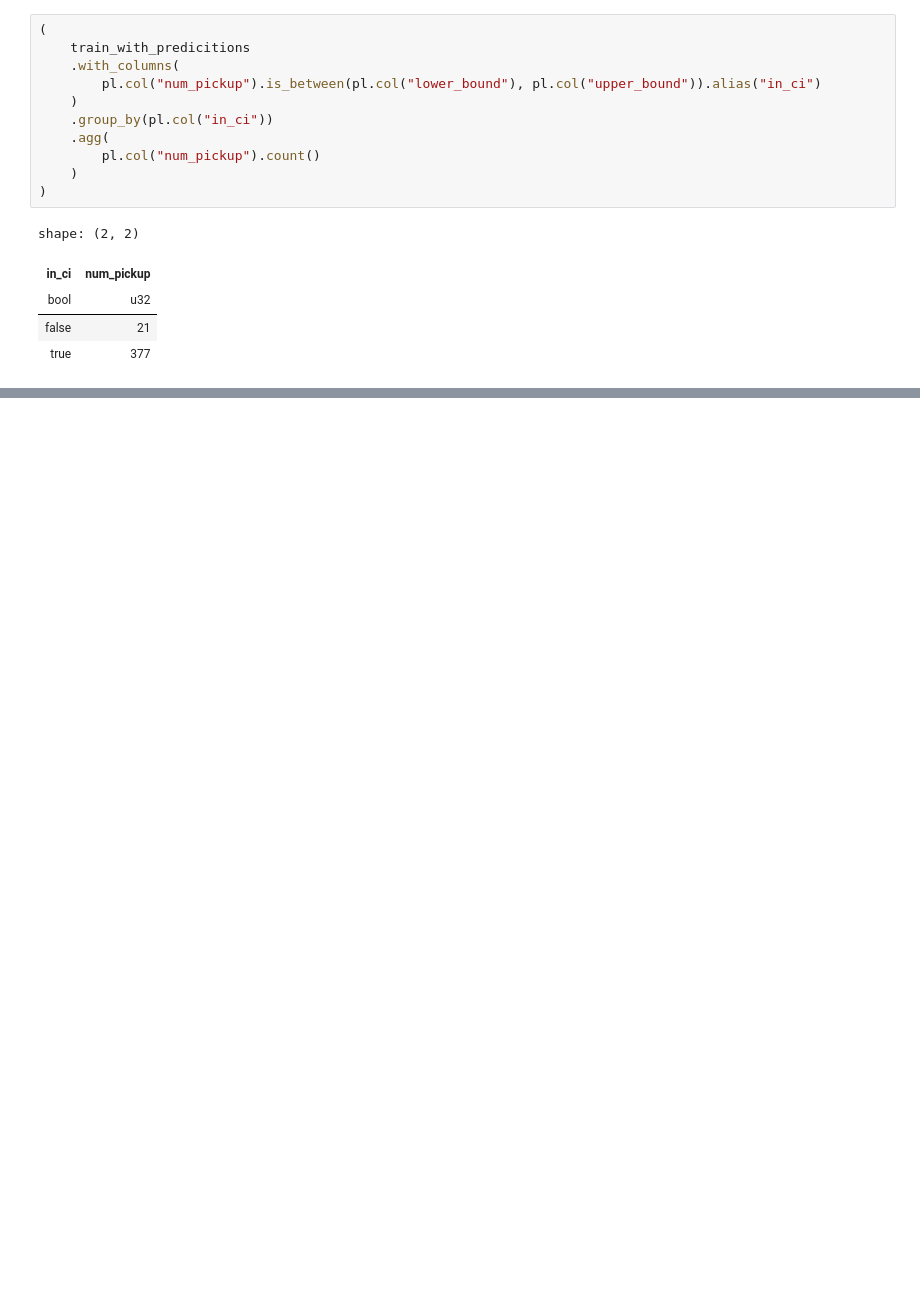
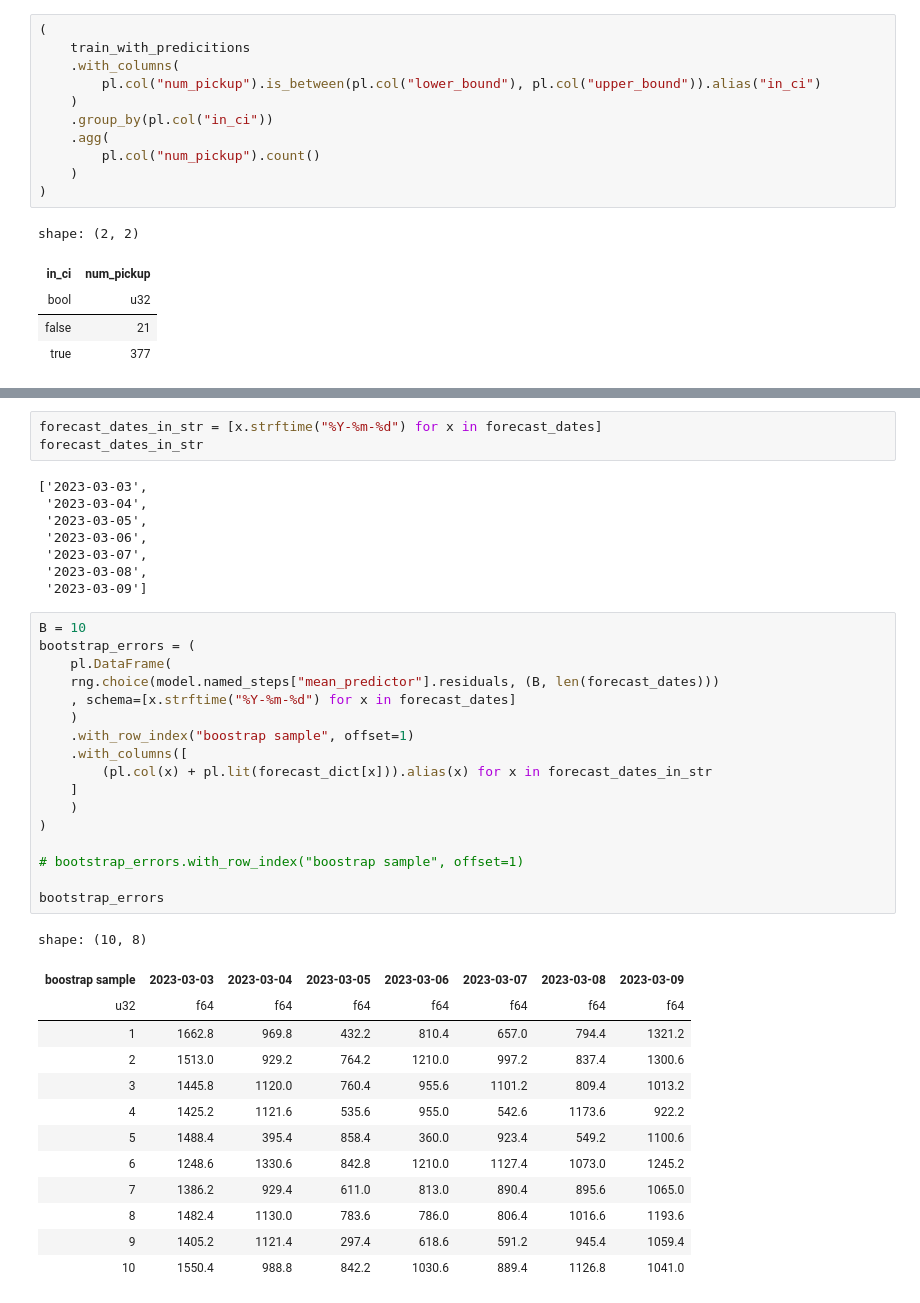
Before and after one commit to slafaurie/taxi_demand_service, a Jupyter notebook: notebooks/03_baseline_model.ipynb, the cells around one changed output, grey strips where cells are left out. Drawn from its saved outputs; the diff is of its cells as text; blank space fills up the shorter version.

Commit message:
research bootstrap forecasts

```diff
--- a/notebooks/03_baseline_model.ipynb
+++ b/notebooks/03_baseline_model.ipynb
@@ -293,0 +291,42 @@ shape: (2, 2)
+# %%
+forecast_dates_in_str = [x.strftime("%Y-%m-%d") for x in forecast_dates]
+forecast_dates_in_str
+# %% [output]
+['2023-03-03',
+ '2023-03-04',
+ '2023-03-05',
+ '2023-03-06',
+ '2023-03-07',
+ '2023-03-08',
+ '2023-03-09']
+# %%
+B = 10
+bootstrap_errors = (
+    pl.DataFrame(
+    rng.choice(model.named_steps["mean_predictor"].residuals, (B, len(forecast_dates)))
+    , schema=[x.strftime("%Y-%m-%d") for x in forecast_dates]
+    )
+    .with_row_index("boostrap sample", offset=1)
+    .with_columns([
+        (pl.col(x) + pl.lit(forecast_dict[x])).alias(x) for x in forecast_dates_in_str
+    ]
+    )
+)
+
+# bootstrap_errors.with_row_index("boostrap sample", offset=1)
+
+bootstrap_errors
+# %% [output]
+shape: (10, 8)
+| boostrap sample | 2023-03-03 | 2023-03-04 | 2023-03-05 | 2023-03-06 | 2023-03-07 | 2023-03-08 | 2023-03-09 |
+| u32 | f64 | f64 | f64 | f64 | f64 | f64 | f64 |
+| 1 | 1662.8 | 969.8 | 432.2 | 810.4 | 657.0 | 794.4 | 1321.2 |
+| 2 | 1513.0 | 929.2 | 764.2 | 1210.0 | 997.2 | 837.4 | 1300.6 |
+| 3 | 1445.8 | 1120.0 | 760.4 | 955.6 | 1101.2 | 809.4 | 1013.2 |
+| 4 | 1425.2 | 1121.6 | 535.6 | 955.0 | 542.6 | 1173.6 | 922.2 |
+| 5 | 1488.4 | 395.4 | 858.4 | 360.0 | 923.4 | 549.2 | 1100.6 |
+| 6 | 1248.6 | 1330.6 | 842.8 | 1210.0 | 1127.4 | 1073.0 | 1245.2 |
+| 7 | 1386.2 | 929.4 | 611.0 | 813.0 | 890.4 | 895.6 | 1065.0 |
+| 8 | 1482.4 | 1130.0 | 783.6 | 786.0 | 806.4 | 1016.6 | 1193.6 |
+| 9 | 1405.2 | 1121.4 | 297.4 | 618.6 | 591.2 | 945.4 | 1059.4 |
+| 10 | 1550.4 | 988.8 | 842.2 | 1030.6 | 889.4 | 1126.8 | 1041.0 |
```
Also changed, not shown: parts of 12 cells of this notebook, 3 other files.
